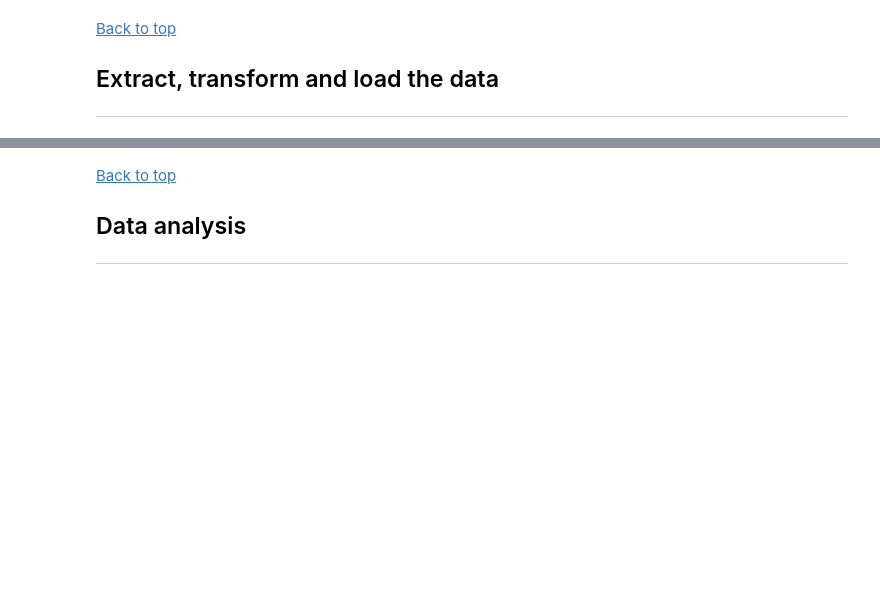
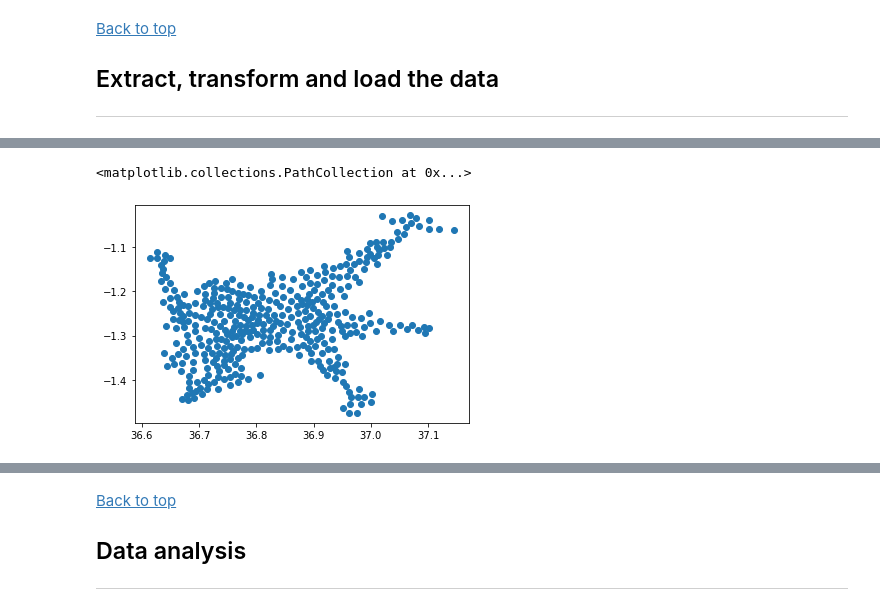
Before and after one commit to AndOleAnd/Capstone_N_A_P, a Jupyter notebook: Notebooks/Metrics.ipynb, the cells around one changed output, grey strips where cells are left out. Saved outputs shown, nothing was run; the diff lists cells and outputs as text; code cells hidden in the pictures; blank space fills up the shorter version.

```diff
--- a/Notebooks/Metrics.ipynb
+++ b/Notebooks/Metrics.ipynb
@@ -163,0 +266,20 @@ osm = [line[:-1] for line in open('../Inputs/map')]
+# %%
+cluster_id = []
+longitude = []
+latitude = []
+
+for i in range(len(hexclusters['features'])):
+    coords = hexclusters['features'][i]['geometry']['coordinates'][0]
+    x = [long for long, lat in coords]
+    y = [lat for long, lat in coords]
+    x_c = sum(x) / len(x)
+    y_c = sum(y) / len(y)
+
+    cluster_id.append(hexclusters['features'][i]['properties']['MOVEMENT_ID'])
+    longitude.append(x_c)
+    latitude.append(y_c)
+# %%
+plt.scatter(x=longitude, y=latitude)
+# %% [output]
+<matplotlib.collections.PathCollection at 0x...>
+[figure, added]
```
Also changed, not shown: parts of 20 cells of this notebook.
